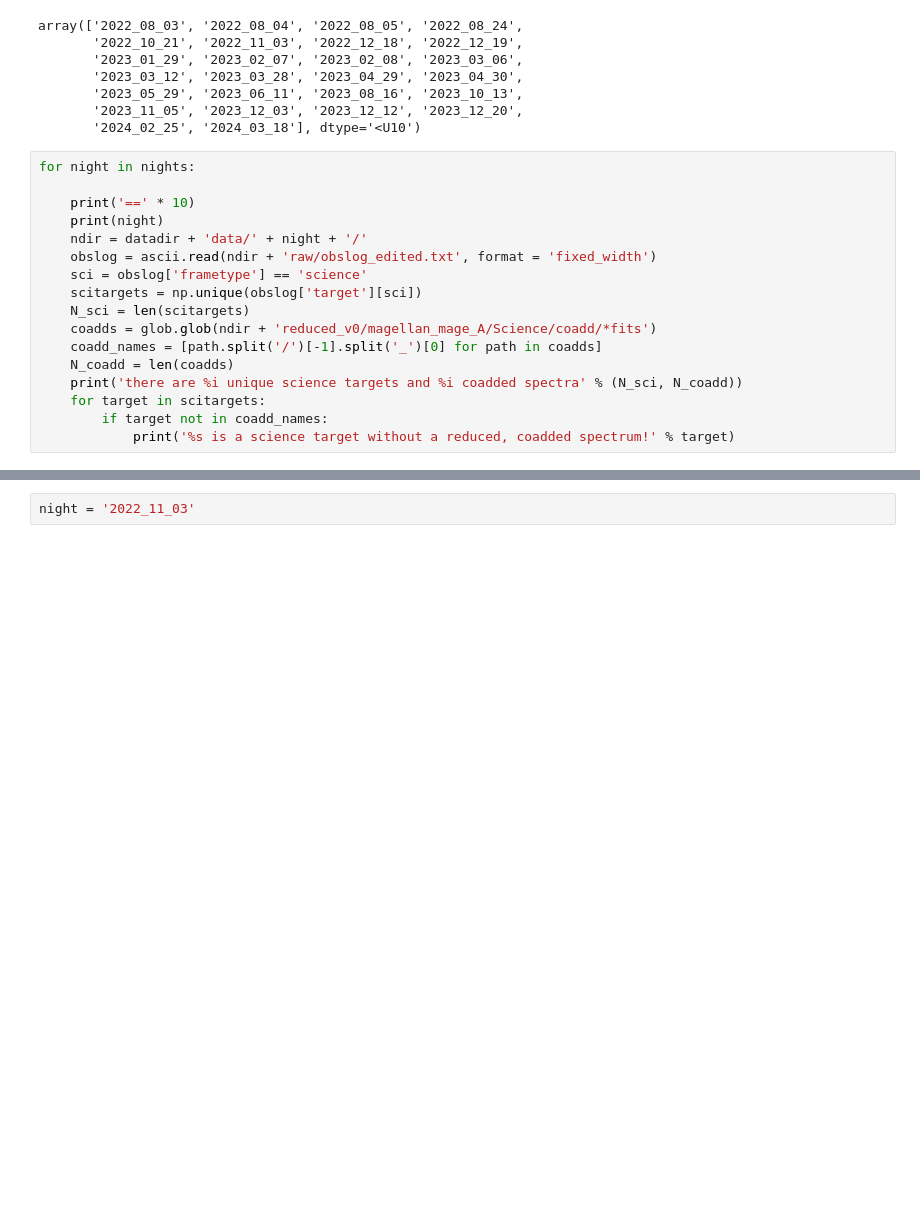
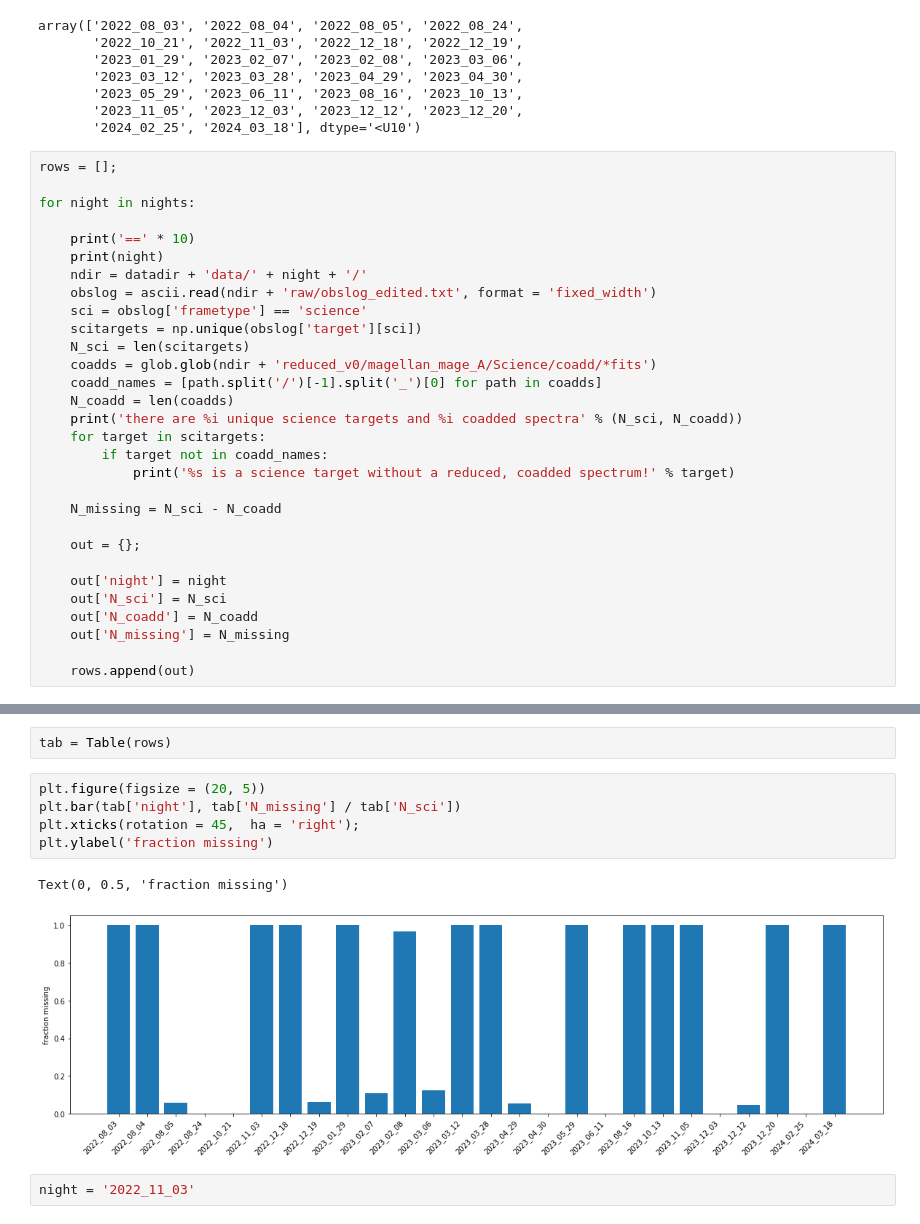
Before and after one commit to vedantchandra/merlin, a Jupyter notebook: pipeline/nb/99_check_reductions.ipynb, the cells around one changed output, grey strips where cells are left out. Saved outputs shown, nothing was run; the diff lists cells and outputs as text; blank space fills up the shorter version.

```diff
--- a/pipeline/nb/99_check_reductions.ipynb
+++ b/pipeline/nb/99_check_reductions.ipynb
@@ -29,6 +31,8 @@ array(['2022_08_03', '2022_08_04', '2022_08_05', '2022_08_24',
        '2023_11_05', '2023_12_03', '2023_12_12', '2023_12_20',
        '2024_02_25', '2024_03_18'], dtype='<U10')
 # %%
+rows = [];
+
 for night in nights:
 
     print('==' * 10)
@@ -45,6 +49,17 @@ for night in nights:
     for target in scitargets:
         if target not in coadd_names:
             print('%s is a science target without a reduced, coadded spectrum!' % target)
+
+    N_missing = N_sci - N_coadd
+
+    out = {};
+
+    out['night'] = night
+    out['N_sci'] = N_sci
+    out['N_coadd'] = N_coadd
+    out['N_missing'] = N_missing
+
+    rows.append(out)
 # %% [output]
 ====================
 2022_08_03
@@ -52,3 +81,13 @@ TypeError: not enough arguments for format string
+# %%
+tab = Table(rows)
+# %%
+plt.figure(figsize = (20, 5))
+plt.bar(tab['night'], tab['N_missing'] / tab['N_sci'])
+plt.xticks(rotation = 45,  ha = 'right');
+plt.ylabel('fraction missing')
+# %% [output]
+Text(0, 0.5, 'fraction missing')
+[figure, added]
 # %%
 night = '2022_11_03'
 # %%
```
Also changed, not shown: parts of 2 cells of this notebook, 1 other file.
